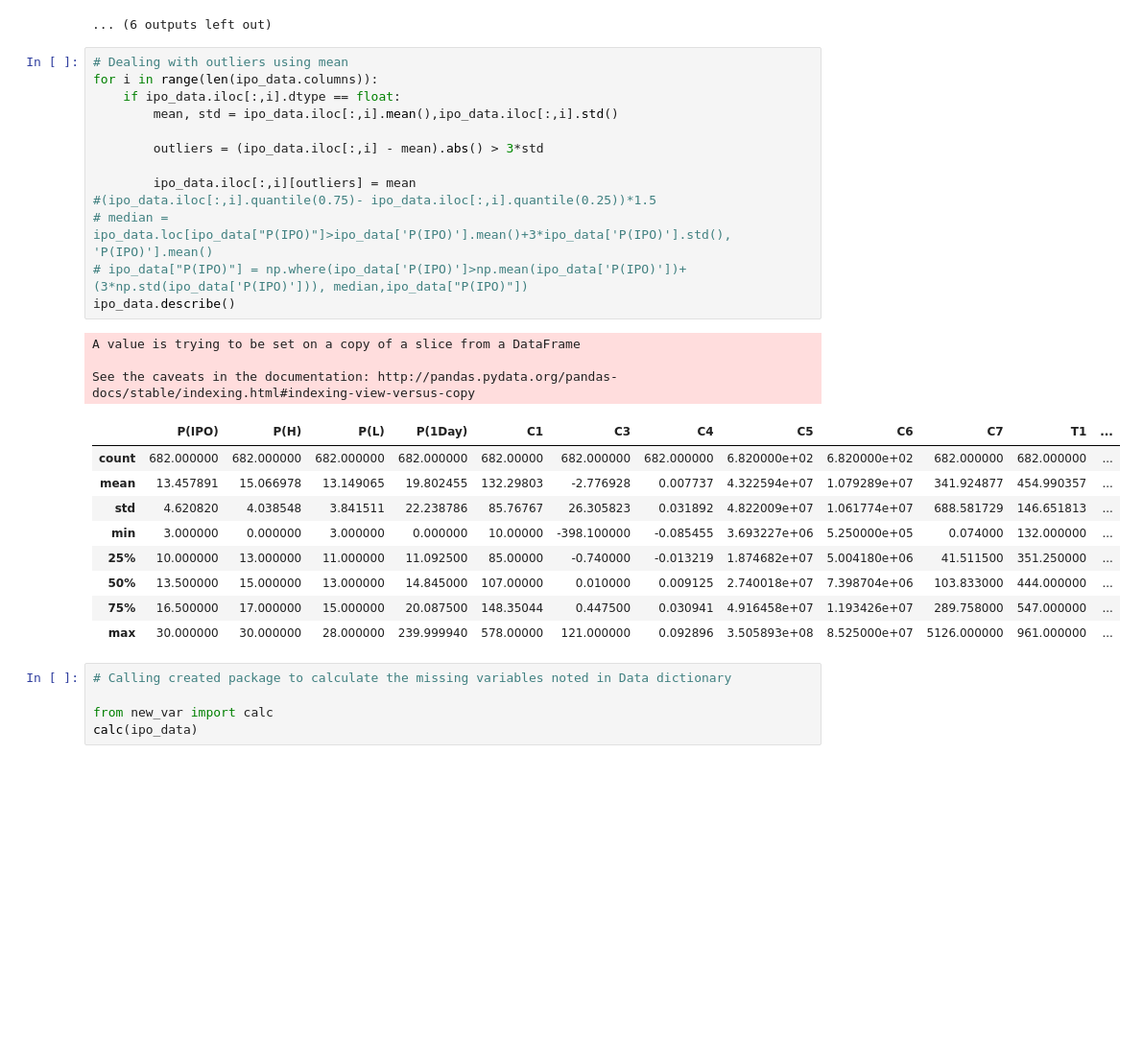
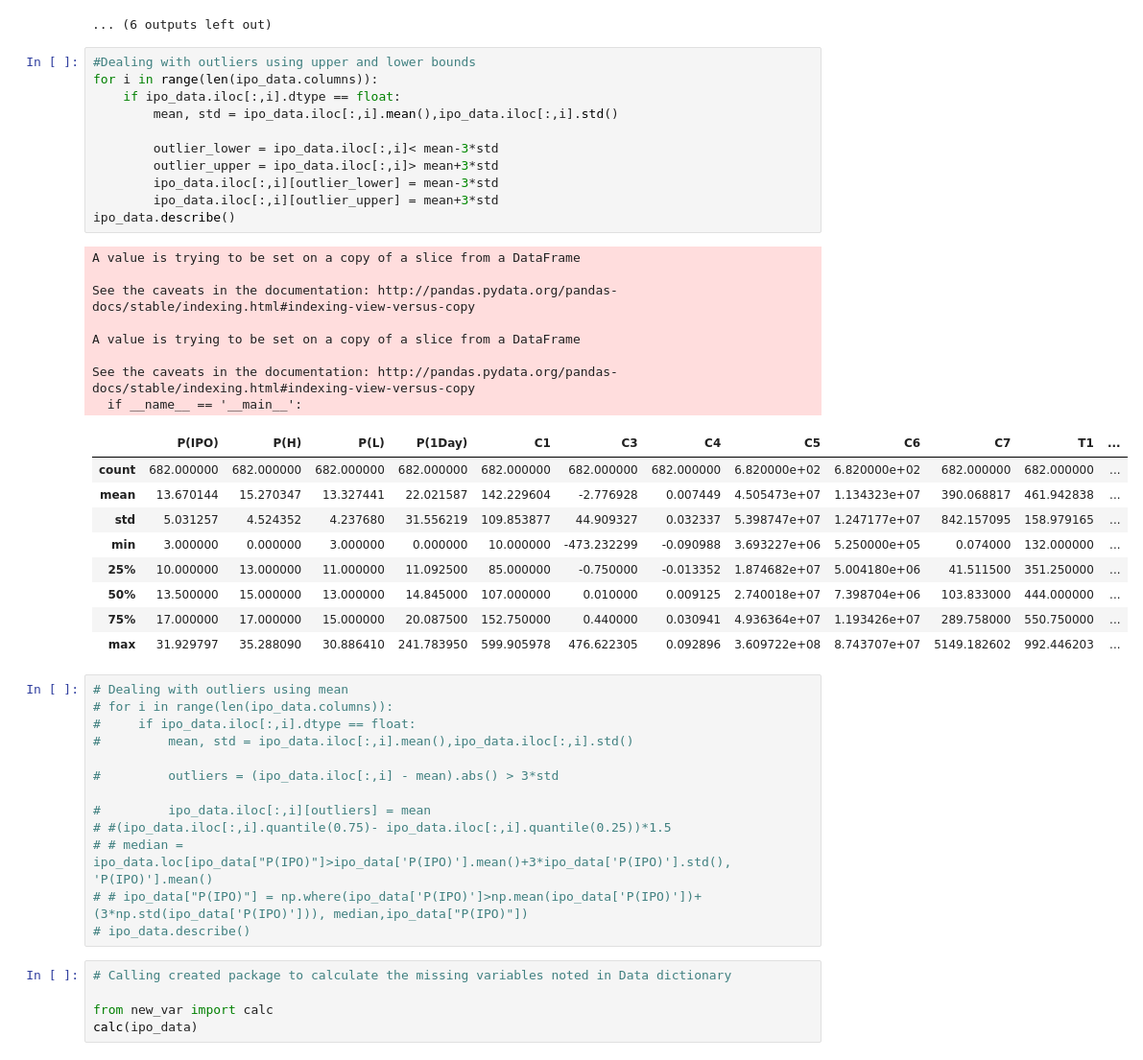
Before and after one commit to ConorFeeney/IS540-Code, a Jupyter notebook: Python for Comp 1/Sug_Task_Jan28.ipynb, the cells around one changed output. Shown: that part at 96% size. Saved outputs shown, nothing was run; the diff lists cells and outputs as text; blank space fills up the shorter version.

```diff
--- a/Python for Comp 1/Sug_Task_Jan28.ipynb
+++ b/Python for Comp 1/Sug_Task_Jan28.ipynb
@@ -220,32 +224,48 @@ for i in range(len(ipo_data.columns)):
 [figure]
 [figure]
 ... (6 outputs left out)
+# %%
+#Dealing with outliers using upper and lower bounds
+for i in range(len(ipo_data.columns)):
+    if ipo_data.iloc[:,i].dtype == float:
+        mean, std = ipo_data.iloc[:,i].mean(),ipo_data.iloc[:,i].std()
+
+        outlier_lower = ipo_data.iloc[:,i]< mean-3*std
+        outlier_upper = ipo_data.iloc[:,i]> mean+3*std
+        ipo_data.iloc[:,i][outlier_lower] = mean-3*std
+        ipo_data.iloc[:,i][outlier_upper] = mean+3*std
+ipo_data.describe()
+# %% [output]
+A value is trying to be set on a copy of a slice from a DataFrame
+
+See the caveats in the documentation: http://pandas.pydata.org/pandas-docs/stable/indexing.html#indexing-view-versus-copy
+
+A value is trying to be set on a copy of a slice from a DataFrame
+
+See the caveats in the documentation: http://pandas.pydata.org/pandas-docs/stable/indexing.html#indexing-view-versus-copy
+  if __name__ == '__main__':
+|  | P(IPO) | P(H) | P(L) | P(1Day) | C1 | C3 | C4 | C5 | C6 | C7 | T1 | ... |
+| count | 682.000000 | 682.000000 | 682.000000 | 682.000000 | 682.000000 | 682.000000 | 682.000000 | 6.820000e+02 | 6.820000e+02 | 682.000000 | 682.000000 | ... |
+| mean | 13.670144 | 15.270347 | 13.327441 | 22.021587 | 142.229604 | -2.776928 | 0.007449 | 4.505473e+07 | 1.134323e+07 | 390.068817 | 461.942838 | ... |
+| std | 5.031257 | 4.524352 | 4.237680 | 31.556219 | 109.853877 | 44.909327 | 0.032337 | 5.398747e+07 | 1.247177e+07 | 842.157095 | 158.979165 | ... |
+| min | 3.000000 | 0.000000 | 3.000000 | 0.000000 | 10.000000 | -473.232299 | -0.090988 | 3.693227e+06 | 5.250000e+05 | 0.074000 | 132.000000 | ... |
+| 25% | 10.000000 | 13.000000 | 11.000000 | 11.092500 | 85.000000 | -0.750000 | -0.013352 | 1.874682e+07 | 5.004180e+06 | 41.511500 | 351.250000 | ... |
+| 50% | 13.500000 | 15.000000 | 13.000000 | 14.845000 | 107.000000 | 0.010000 | 0.009125 | 2.740018e+07 | 7.398704e+06 | 103.833000 | 444.000000 | ... |
+| 75% | 17.000000 | 17.000000 | 15.000000 | 20.087500 | 152.750000 | 0.440000 | 0.030941 | 4.936364e+07 | 1.193426e+07 | 289.758000 | 550.750000 | ... |
+| max | 31.929797 | 35.288090 | 30.886410 | 241.783950 | 599.905978 | 476.622305 | 0.092896 | 3.609722e+08 | 8.743707e+07 | 5149.182602 | 992.446203 | ... |
 # %%
 # Dealing with outliers using mean
-for i in range(len(ipo_data.columns)):
-    if ipo_data.iloc[:,i].dtype == float:
-        mean, std = ipo_data.iloc[:,i].mean(),ipo_data.iloc[:,i].std()
+# for i in range(len(ipo_data.columns)):
+#     if ipo_data.iloc[:,i].dtype == float:
+#         mean, std = ipo_data.iloc[:,i].mean(),ipo_data.iloc[:,i].std()
 
-        outliers = (ipo_data.iloc[:,i] - mean).abs() > 3*std
+#         outliers = (ipo_data.iloc[:,i] - mean).abs() > 3*std
 
-        ipo_data.iloc[:,i][outliers] = mean
-#(ipo_data.iloc[:,i].quantile(0.75)- ipo_data.iloc[:,i].quantile(0.25))*1.5
-# median = ipo_data.loc[ipo_data["P(IPO)"]>ipo_data['P(IPO)'].mean()+3*ipo_data['P(IPO)'].std(), 'P(IPO)'].mean()
-# ipo_data["P(IPO)"] = np.where(ipo_data['P(IPO)']>np.mean(ipo_data['P(IPO)'])+(3*np.std(ipo_data['P(IPO)'])), median,ipo_data["P(IPO)"])
-ipo_data.describe()
+#         ipo_data.iloc[:,i][outliers] = mean
+# #(ipo_data.iloc[:,i].quantile(0.75)- ipo_data.iloc[:,i].quantile(0.25))*1.5
+# # median = ipo_data.loc[ipo_data["P(IPO)"]>ipo_data['P(IPO)'].mean()+3*ipo_data['P(IPO)'].std(), 'P(IPO)'].mean()
+# # ipo_data["P(IPO)"] = np.where(ipo_data['P(IPO)']>np.mean(ipo_data['P(IPO)'])+(3*np.std(ipo_data['P(IPO)'])), median,ipo_data["P(IPO)"])
+# ipo_data.describe()
-# %% [output]
-A value is trying to be set on a copy of a slice from a DataFrame
-
-See the caveats in the documentation: http://pandas.pydata.org/pandas-docs/stable/indexing.html#indexing-view-versus-copy
-|  | P(IPO) | P(H) | P(L) | P(1Day) | C1 | C3 | C4 | C5 | C6 | C7 | T1 | ... |
-| count | 682.000000 | 682.000000 | 682.000000 | 682.000000 | 682.00000 | 682.000000 | 682.000000 | 6.820000e+02 | 6.820000e+02 | 682.000000 | 682.000000 | ... |
-| mean | 13.457891 | 15.066978 | 13.149065 | 19.802455 | 132.29803 | -2.776928 | 0.007737 | 4.322594e+07 | 1.079289e+07 | 341.924877 | 454.990357 | ... |
-| std | 4.620820 | 4.038548 | 3.841511 | 22.238786 | 85.76767 | 26.305823 | 0.031892 | 4.822009e+07 | 1.061774e+07 | 688.581729 | 146.651813 | ... |
-| min | 3.000000 | 0.000000 | 3.000000 | 0.000000 | 10.00000 | -398.100000 | -0.085455 | 3.693227e+06 | 5.250000e+05 | 0.074000 | 132.000000 | ... |
-| 25% | 10.000000 | 13.000000 | 11.000000 | 11.092500 | 85.00000 | -0.740000 | -0.013219 | 1.874682e+07 | 5.004180e+06 | 41.511500 | 351.250000 | ... |
-| 50% | 13.500000 | 15.000000 | 13.000000 | 14.845000 | 107.00000 | 0.010000 | 0.009125 | 2.740018e+07 | 7.398704e+06 | 103.833000 | 444.000000 | ... |
-| 75% | 16.500000 | 17.000000 | 15.000000 | 20.087500 | 148.35044 | 0.447500 | 0.030941 | 4.916458e+07 | 1.193426e+07 | 289.758000 | 547.000000 | ... |
-| max | 30.000000 | 30.000000 | 28.000000 | 239.999940 | 578.00000 | 121.000000 | 0.092896 | 3.505893e+08 | 8.525000e+07 | 5126.000000 | 961.000000 | ... |
 # %%
 # Calling created package to calculate the missing variables noted in Data dictionary
 
```
Also changed, not shown: parts of 17 cells of this notebook, 1 other file.
